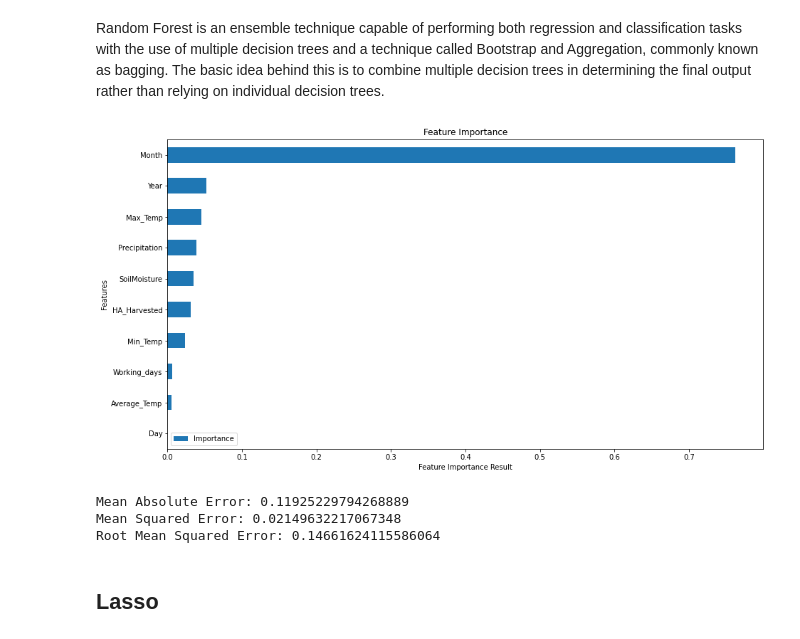
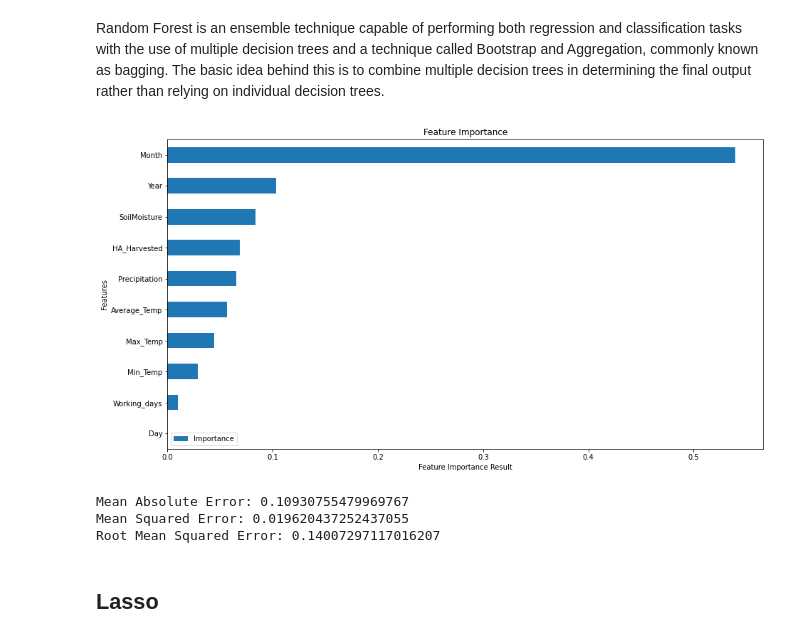
Before and after one commit to arminalip/ACE_Digital, a Jupyter notebook: Codes/Q2.ipynb, the cells around one changed output. Drawn from its saved outputs; the diff is of its cells as text; code cells hidden in the pictures.

Commit message:
Some edits for better visualization

```diff
--- a/Codes/Q2.ipynb
+++ b/Codes/Q2.ipynb
@@ -18,7 +18,7 @@ warnings.filterwarnings("ignore")
 Importting the dataset from folder Data/palm_ffb.csv -
 Since it is a .csv file we can use read_csv method to get pandas DataFrame
 # %%
-palmFFB = pd.read_csv('Data/palm_ffb.csv')
+palmFFB = pd.read_csv('../Data/palm_ffb.csv')
 palmFFB.head()
 # %% [output]
 |  | Date | SoilMoisture | Average_Temp | Min_Temp | Max_Temp | Precipitation | Working_days | HA_Harvested | ... |
@@ -289,32 +289,32 @@ Random Forest is an ensemble technique capable of performing both regression and
 # %%
 from sklearn.ensemble import RandomForestRegressor
 # %%
-RFR = RandomForestRegressor(max_depth = None, min_samples_leaf=9, min_samples_split=9, n_estimators = 50, random_state = 101)
+RFR = RandomForestRegressor(max_depth = None, min_samples_leaf = 2, min_samples_split = 2, n_estimators = 50, random_state = 101)
 RandomForest = RFR.fit(X_train,y_train)
 # %%
 def RFPlot(RandomForest, X_val, y_val):
     prediction = RandomForest.predict(X_val)
     FeatureImportance = pd.DataFrame({'Importance':RandomForest.feature_importances_})
     FeatureImportance['Features'] = X_train.columns
     FeatureImportance.sort_values(by='Importance', ascending=False, inplace=True)
-    FeatureImportance = FeatureImportance.iloc[:X_train.shape[1]]
+    #FeatureImportance = FeatureImportance.iloc[:X_train.shape[1]]
 
     FeatureImportance.sort_values(by='Importance', inplace=True)
     FeatureImportance = FeatureImportance.set_index('Features', drop=True)
     FeatureImportance.plot.barh(title='Feature Importance', figsize=(15,8))
     plt.xlabel('Feature Importance Result')
     plt.show()
 
     from sklearn import metrics
     print('Mean Absolute Error:', metrics.mean_absolute_error(y_val, prediction))
     print('Mean Squared Error:', metrics.mean_squared_error(y_val, prediction))
     print('Root Mean Squared Error:', np.sqrt(metrics.mean_squared_error(y_val, prediction)))
 RFPlot(RandomForest, X_val, y_val)
 # %% [output]
-[figure, old version]
+[figure, new version]
-Mean Absolute Error: 0.11925229794268889
-Mean Squared Error: 0.02149632217067348
-Root Mean Squared Error: 0.14661624115586064
+Mean Absolute Error: 0.10930755479969767
+Mean Squared Error: 0.019620437252437055
+Root Mean Squared Error: 0.14007297117016207
 # %% [markdown]
 ## Lasso
 # %% [markdown]
```
Also changed, not shown: parts of 9 cells of this notebook, 2 other files.
